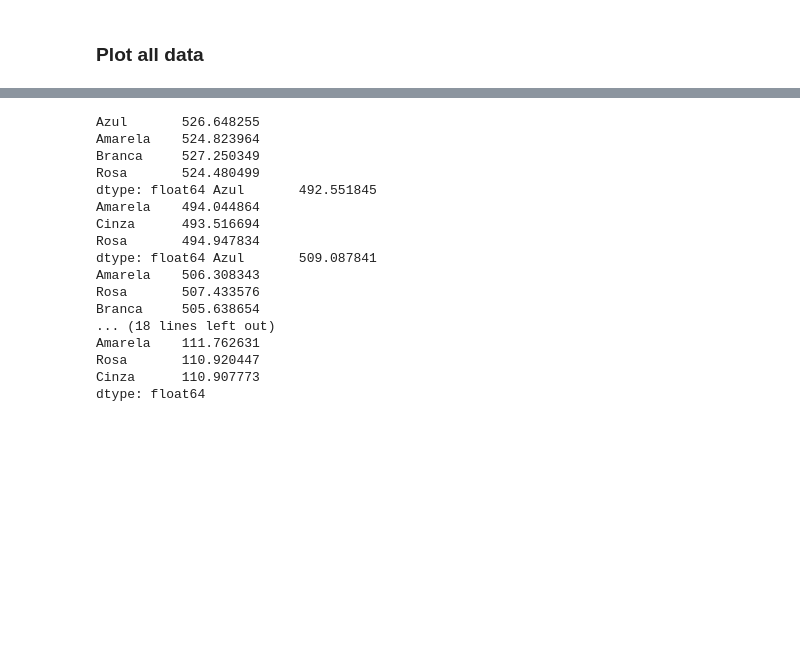
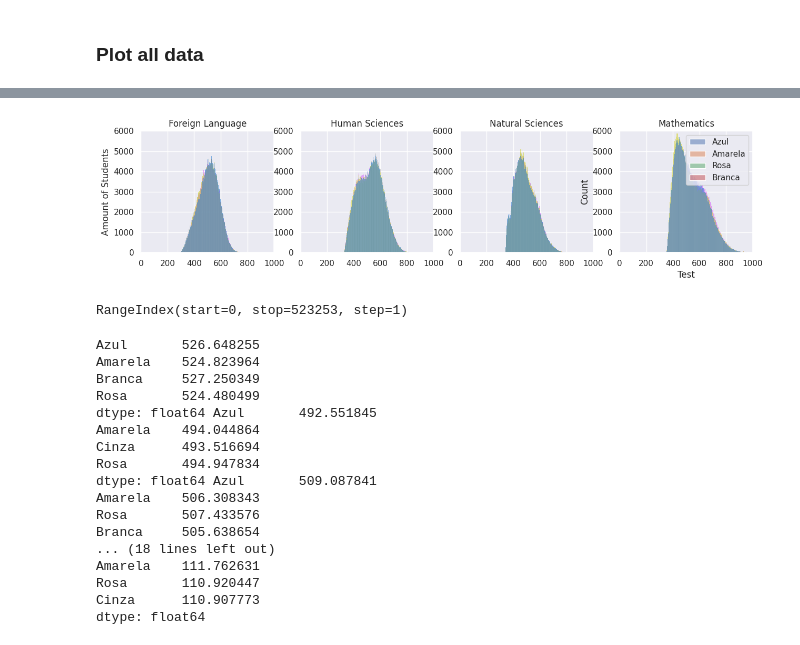
Before and after one commit to ma-ath/experiment-design, a Jupyter notebook: experiment1.ipynb, the cells around one changed output, grey strips where cells are left out. Cells and saved outputs as stored; diff of their text form; code cells hidden in the pictures; blank space fills up the shorter version.

```diff
--- a/experiment1.ipynb
+++ b/experiment1.ipynb
@@ -179,3 +166,34 @@ sns.displot(prova_mt)
+# %%
+import seaborn as sns
+import matplotlib.pyplot as plt
+
+fig, axes = plt.subplots(ncols=4, nrows=1, figsize=(15, 3))
+
+axes[0].title.set_text("Foreign Language")
+axes[1].title.set_text("Human Sciences")
+axes[2].title.set_text("Natural Sciences")
+axes[3].title.set_text("Mathematics")
+
+sns.histplot(prova_lc, ax=axes[0], palette=["#0066cc", "#cccc00", "#cc33ff", "#999999"], legend=False)
+sns.histplot(prova_ch, ax=axes[1], palette=["#0066cc", "#cccc00", "#999999", "#cc33ff"], legend=False)
+sns.histplot(prova_cn, ax=axes[2], palette=["#0066cc", "#cccc00", "#999999", "#cc33ff"], legend=False)
+sns.histplot(prova_mt, ax=axes[3], palette=["#0066cc", "#cccc00", "#cc33ff", "#999999"], legend=False)
+
+axes[0].set(xlabel="", ylabel="Amount of Students", ylim=(0,6000), xlim=(0,1000))#, yticks=[])
+axes[1].set(xlabel=None, ylabel=None, ylim=(0,6000), xlim=(0,1000))#, yticks=[])
+axes[2].set(xlabel=None, ylabel=None, ylim=(0,6000), xlim=(0,1000))#, yticks=[])
+axes[3].set(xlabel=None, ylabel=None, ylim=(0,6000), xlim=(0,1000))#, yticks=[])
+
+# Plot the legend on the separate ax object
+sns.histplot(data=prova_lc.head(), legend=True, ax=None)
+plt.xlabel("Test")
+plt.show()
+# %% [output]
+[figure, added]
+# %%
+prova_mt.index
+# %% [output]
+RangeIndex(start=0, stop=523253, step=1)
 # %%
 # Calculate mean
 mean_ch = prova_ch.mean()
```
Also changed, not shown: parts of 2 cells of this notebook.
